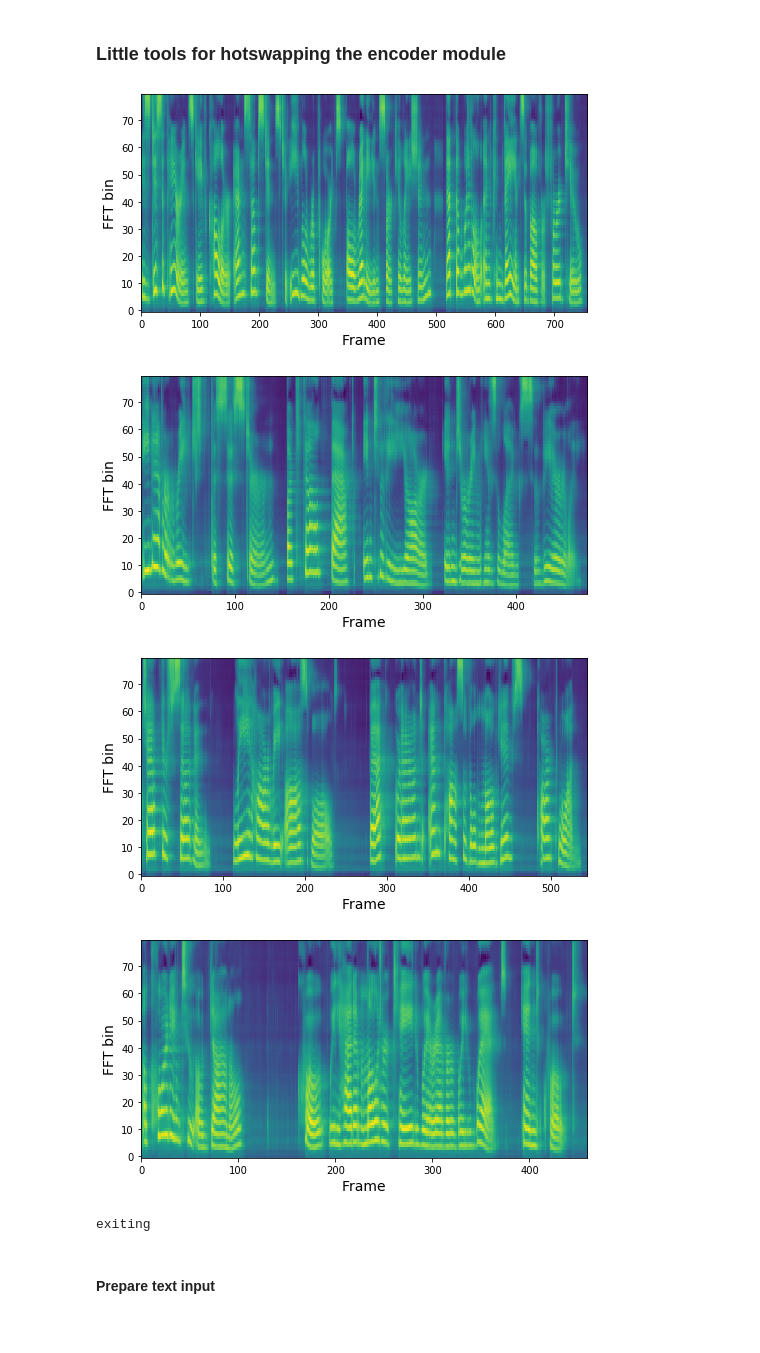
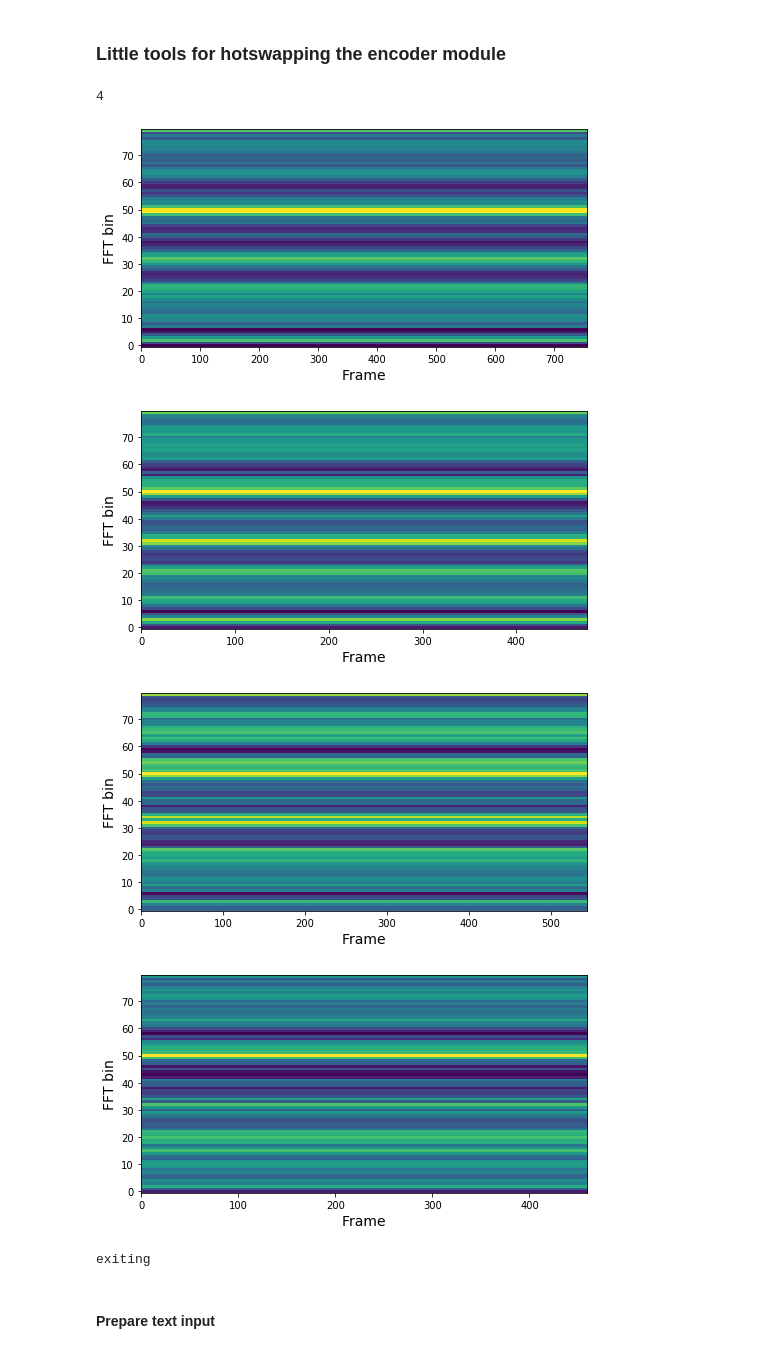
Before and after one commit to mcncm/tacotron2, a Jupyter notebook: inference.ipynb, the cells around one changed output. Cells and saved outputs as stored; diff of their text form; code cells hidden in the pictures.

```diff
--- a/inference.ipynb
+++ b/inference.ipynb
@@ -278,14 +204,27 @@ ReferenceEncoder(
 # %% [markdown]
 ### Little tools for hotswapping the encoder module
+# %%
+hparams.batch_size
+# %% [output]
+4
 # %%
 class RandEncoder(nn.Module):
+    def __init__(self, dimension, amplitude):
+        super(RandEncoder, self).__init__()
+        self.dimension = dimension
+        self.amplitude = amplitude
+
+    def forward(self, x):
+        return self.amplitude * torch.rand(hparams.batch_size, self.dimension).cuda()
+
+
+class ZeroEncoder(nn.Module):
     def __init__(self, dimension):
-        super(RandEncoder, self).__init__()
+        super(ZeroEncoder, self).__init__()
         self.dimension = dimension
 
     def forward(self, x):
-        return 1e6 * torch.rand(self.dimension)
-
+        return torch.zeros(hparams.batch_size, dimension).cuda()
 
 class EncoderContext():
     r"""Swap in a new encoder module on the fly with a `with` statement.
@@ -296,29 +235,30 @@ class EncoderContext():
 
     def __enter__(self):
         self.old_encoder = self.model.reference_encoder
-        self.model.reference_encoder = self.encoder.cuda()
+        self.model._modules['reference_encoder'] = self.encoder
 
     def __exit__(self, type, value, traceback):
         print('exiting')
-        self.model.reference_encoder = self.old_encoder
+        self.model._modules['reference_encoder'] = self.old_encoder
 # %%
 common_name = 'prosody_11k_steps_rand'
 
 with EncoderContext(model, RandEncoder(128)):
+    y_pred_rand = model(x, y[0])
     with torch.no_grad():
-        for i in range(y_pred_transfer[0].shape[0]):
-            spec_transfer = trim_spec(y_pred_transfer[0][i,...])
+        for i in range(y_pred_rand[0].shape[0]):
+            spec_transfer = trim_spec(y_pred_rand[0][i,...])
             audio_data = waveglow.infer(spec_transfer.unsqueeze(0), sigma=0.666)
 
             audio_data = denoiser(audio_data, strength=0.02).data.cpu().numpy()
             save_audio(common_name + "_{}".format(i) + '.wav', audio_data)
 
             plot_spectrogram(common_name + "_{}".format(i) + '.png',
                              spec_transfer.float().data.cpu().numpy(),
                              figsize=(8, 4))
 # %% [output]
-[figure, old version]
+[figure, new version]
-[figure, old version]
+[figure, new version]
-[figure, old version]
+[figure, new version]
-[figure, old version]
+[figure, new version]
 exiting
```
Also changed, not shown: parts of 13 cells of this notebook.
